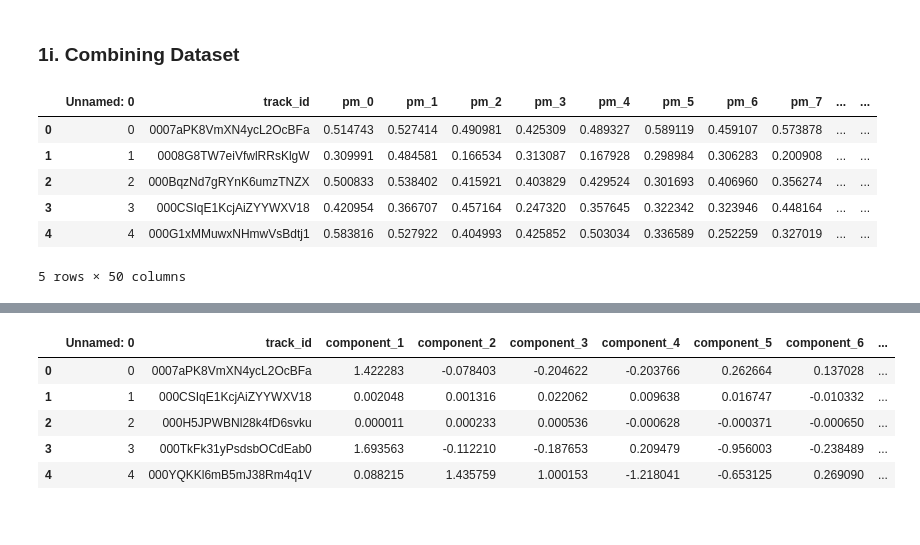
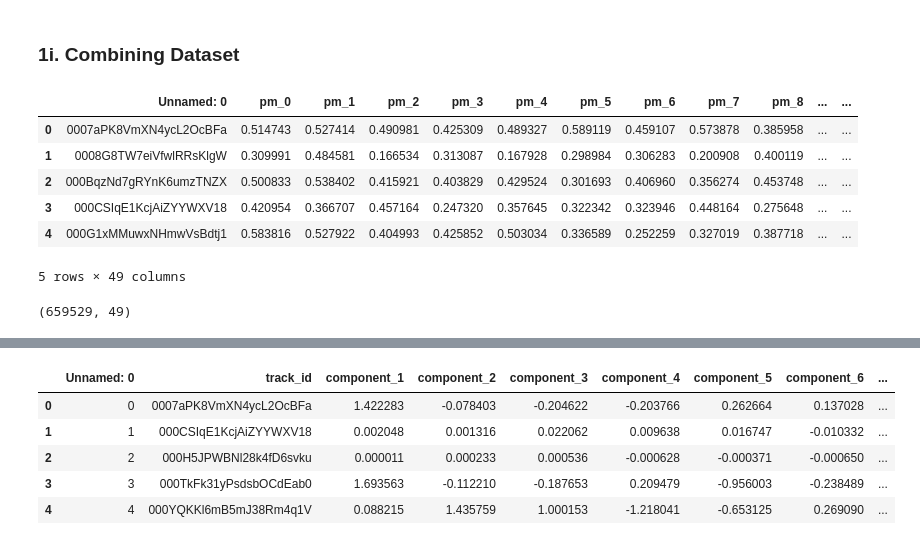
Before and after one commit to jonjohnsontc/songwriter-graph, a Jupyter notebook: notebooks/vi_preprocessing_new_data.ipynb, the cells around one changed output, grey strips where cells are left out. Cells and saved outputs as stored; diff of their text form; code cells hidden in the pictures.

```diff
--- a/notebooks/vi_preprocessing_new_data.ipynb
+++ b/notebooks/vi_preprocessing_new_data.ipynb
@@ -835,16 +835,21 @@ pandas.core.frame.DataFrame
 # %% [markdown]
 ### 1i. Combining Dataset
 # %%
-segment_df = pd.read_csv('../data/segment_df_20190516.csv')
+# segment_df = pd.read_csv('../data/segment_df_20190516.csv')
+segment_df = pd.read_csv('../data/send_to_vm_for_modeling/segment_df_20190413.csv')
 segment_df.head()
 # %% [output]
-|  | Unnamed: 0 | track_id | pm_0 | pm_1 | pm_2 | pm_3 | pm_4 | pm_5 | pm_6 | pm_7 | ... | ... |
-| 0 | 0 | 0007aPK8VmXN4ycL2OcBFa | 0.514743 | 0.527414 | 0.490981 | 0.425309 | 0.489327 | 0.589119 | 0.459107 | 0.573878 | ... | ... |
-| 1 | 1 | 0008G8TW7eiVfwlRRsKlgW | 0.309991 | 0.484581 | 0.166534 | 0.313087 | 0.167928 | 0.298984 | 0.306283 | 0.200908 | ... | ... |
-| 2 | 2 | 000BqzNd7gRYnK6umzTNZX | 0.500833 | 0.538402 | 0.415921 | 0.403829 | 0.429524 | 0.301693 | 0.406960 | 0.356274 | ... | ... |
-| 3 | 3 | 000CSIqE1KcjAiZYYWXV18 | 0.420954 | 0.366707 | 0.457164 | 0.247320 | 0.357645 | 0.322342 | 0.323946 | 0.448164 | ... | ... |
-| 4 | 4 | 000G1xMMuwxNHmwVsBdtj1 | 0.583816 | 0.527922 | 0.404993 | 0.425852 | 0.503034 | 0.336589 | 0.252259 | 0.327019 | ... | ... |
+|  | Unnamed: 0 | pm_0 | pm_1 | pm_2 | pm_3 | pm_4 | pm_5 | pm_6 | pm_7 | pm_8 | ... | ... |
+| 0 | 0007aPK8VmXN4ycL2OcBFa | 0.514743 | 0.527414 | 0.490981 | 0.425309 | 0.489327 | 0.589119 | 0.459107 | 0.573878 | 0.385958 | ... | ... |
+| 1 | 0008G8TW7eiVfwlRRsKlgW | 0.309991 | 0.484581 | 0.166534 | 0.313087 | 0.167928 | 0.298984 | 0.306283 | 0.200908 | 0.400119 | ... | ... |
+| 2 | 000BqzNd7gRYnK6umzTNZX | 0.500833 | 0.538402 | 0.415921 | 0.403829 | 0.429524 | 0.301693 | 0.406960 | 0.356274 | 0.453748 | ... | ... |
+| 3 | 000CSIqE1KcjAiZYYWXV18 | 0.420954 | 0.366707 | 0.457164 | 0.247320 | 0.357645 | 0.322342 | 0.323946 | 0.448164 | 0.275648 | ... | ... |
+| 4 | 000G1xMMuwxNHmwVsBdtj1 | 0.583816 | 0.527922 | 0.404993 | 0.425852 | 0.503034 | 0.336589 | 0.252259 | 0.327019 | 0.387718 | ... | ... |
-5 rows × 50 columns
+5 rows × 49 columns
+# %%
+segment_df.shape
+# %% [output]
+(659529, 49)
 # %%
 matched_tracks_df = pd.read_csv('../data/matched_tracks_w_writers_20190504.csv')
 matched_tracks_df.head()
```
Also changed, not shown: parts of 9 cells of this notebook, 7 other files.
